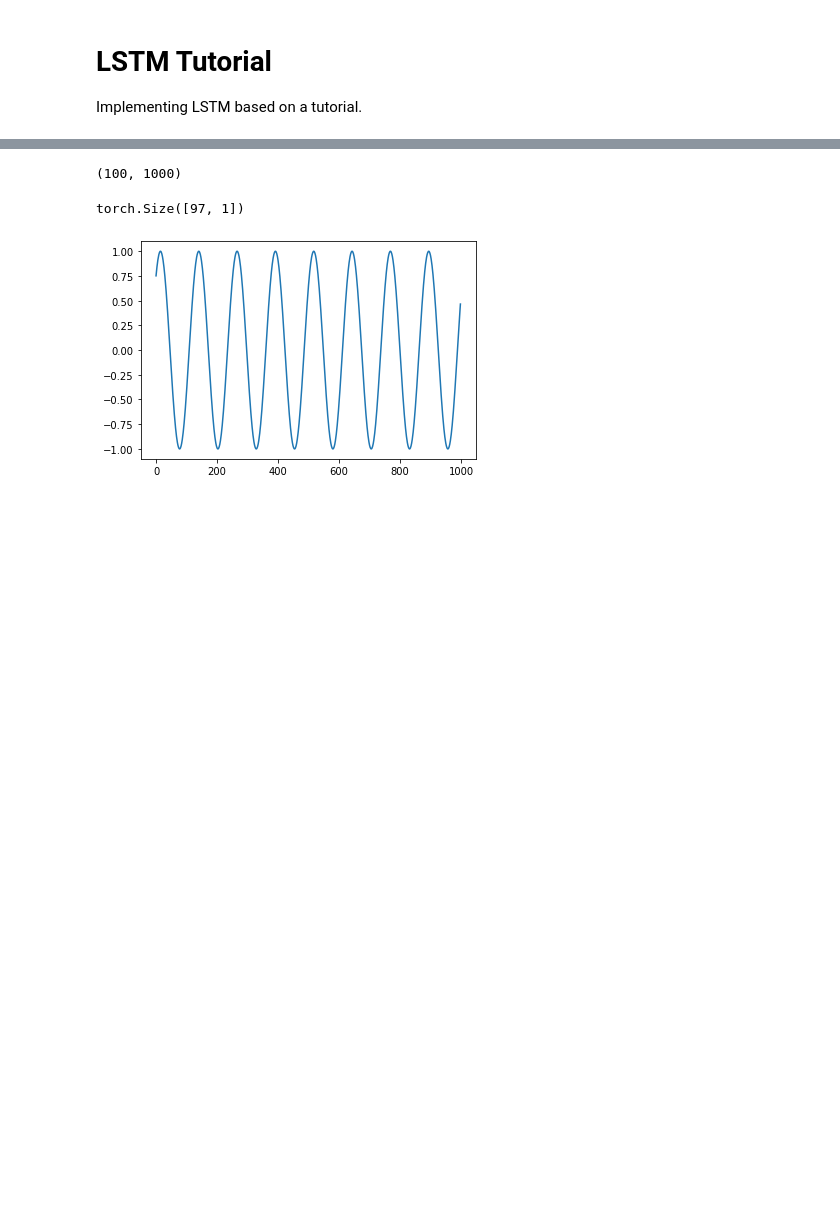
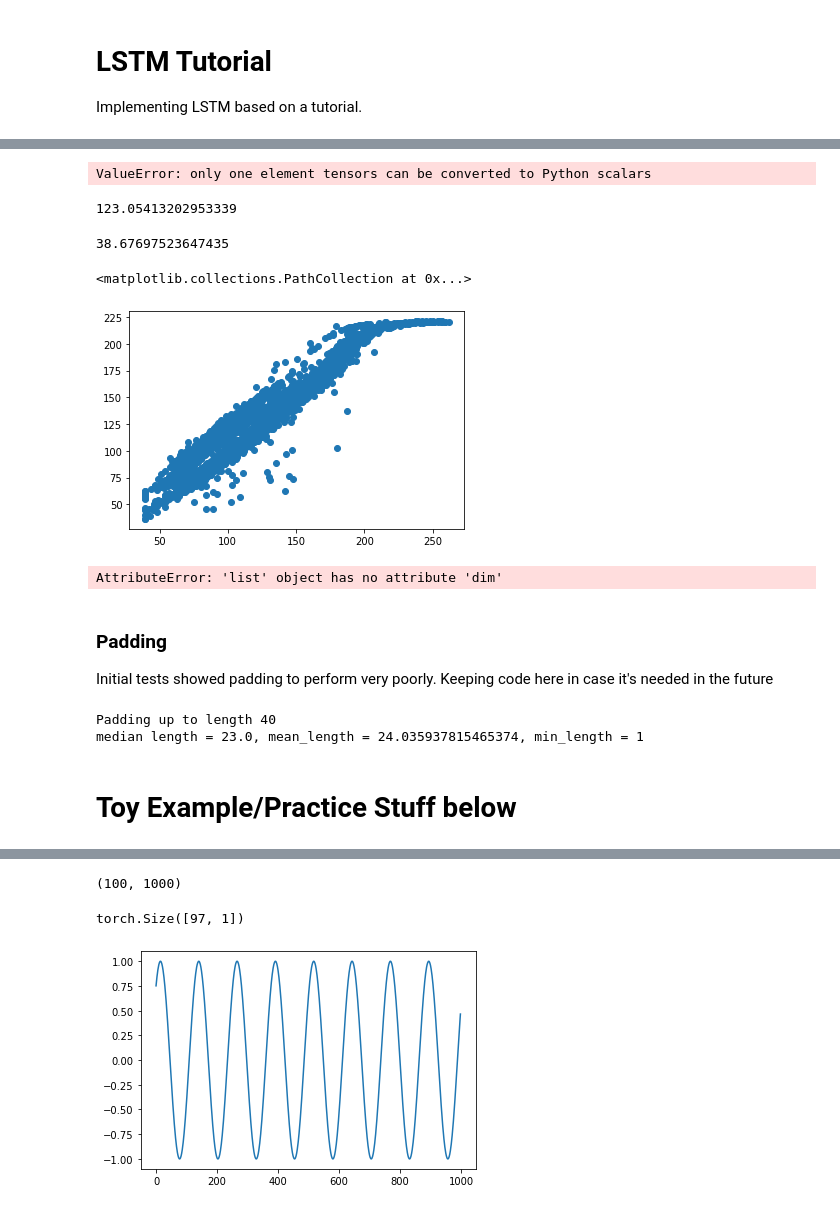
Before and after one commit to Spencer-Weston/BGPredict, a Jupyter notebook: bgpredict/LSTM/LSTM_Tutorial.ipynb, the cells around one changed output, grey strips where cells are left out. Drawn from its saved outputs; the diff is of its cells as text; code cells hidden in the pictures; blank space fills up the shorter version.

```diff
--- a/bgpredict/LSTM/LSTM_Tutorial.ipynb
+++ b/bgpredict/LSTM/LSTM_Tutorial.ipynb
@@ -3,0 +655,8 @@ Implementing LSTM based on a tutorial.
+# %%
+print(y.shape)
+print(X.shape)
+print(out_seq.shape)
+print(y)
+first_dim, second_dim, _ = out_seq.shape
+pred = out_seq.view(first_dim, second_dim)[:, -1]
+print(pred)
@@ -3,0 +692,28 @@ Implementing LSTM based on a tutorial.
+# %%
+with torch.no_grad():
+    out_seq = net(val_X_tens)
+    first_dim, second_dim, _ = out_seq.shape
+    pred = out_seq.view(first_dim, second_dim)[:, -1]
+# %% [output]
+ValueError: only one element tensors can be converted to Python scalars
+# %%
+print(np.mean(pred))
+np.std(pred)
+# %% [output]
+123.05413202953339
+38.67697523647435
+# %%
+y_plt = [i.item() for i in val_y_tens[1000:5000]]
+plt.scatter(y_plt, pred)
+# %% [output]
+<matplotlib.collections.PathCollection at 0x...>
+[figure, added]
+# %%
+preds = net(test[:100])
+print(preds)
+test[0]
+# %% [output]
+AttributeError: 'list' object has no attribute 'dim'
+# %% [markdown]
+### Padding
+Initial tests showed padding to perform very poorly. Keeping code here in case it's needed in the future
@@ -3,0 +754,11 @@ Implementing LSTM based on a tutorial.
+# %%
+padder = Padder()
+padder.fit(train_X)
+train_X_padded = padder.transform(train_X)
+val_X_padded = padder.transform(val_X)
+test_X_padded = padder.transform(test_X)
+# %% [output]
+Padding up to length 40
+median length = 23.0, mean_length = 24.035937815465374, min_length = 1
+# %% [markdown]
+# Toy Example/Practice Stuff below
```
Also changed, not shown: parts of 32 cells of this notebook, 3 other files.
